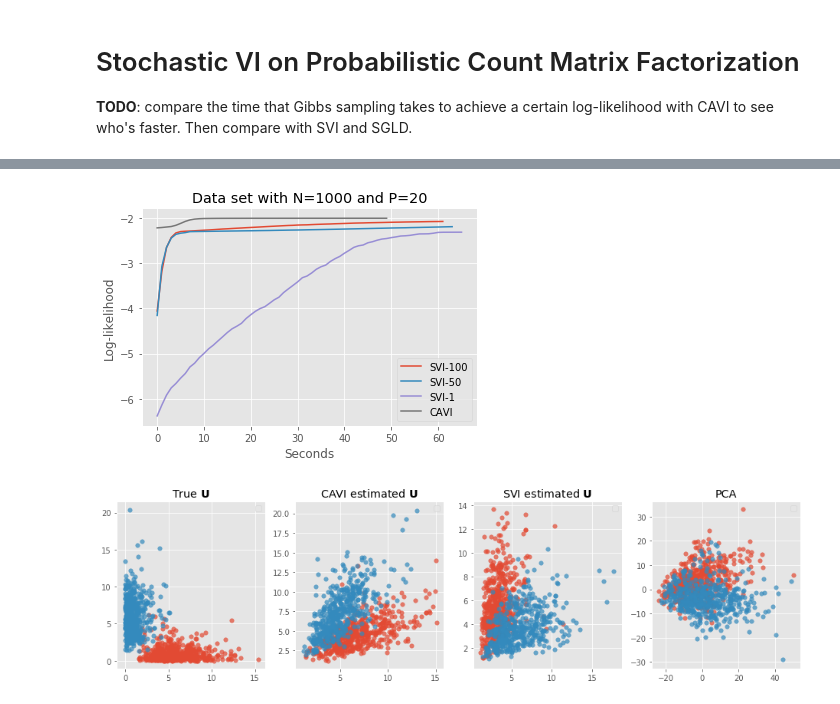
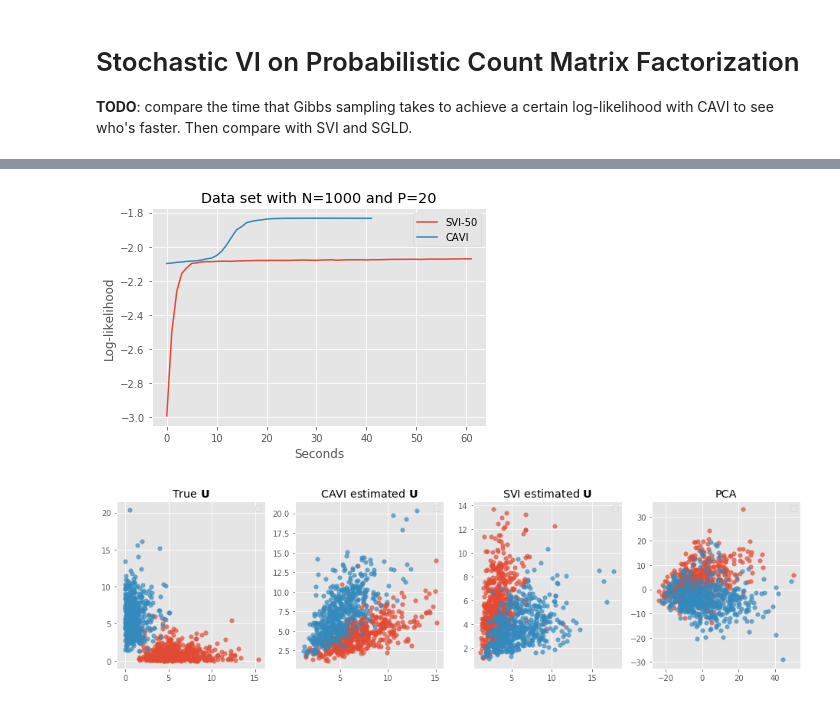
Before and after one commit to pedrofale/mpCMF, a Jupyter notebook: notebooks/pCMF with SVI.ipynb, the cells around one changed output, grey strips where cells are left out. Saved outputs shown, nothing was run; the diff lists cells and outputs as text; code cells hidden in the pictures.

```diff
--- a/notebooks/pCMF with SVI.ipynb
+++ b/notebooks/pCMF with SVI.ipynb
@@ -22,7 +22,7 @@ plt.style.use('ggplot')
 # %%
 # Experiment parameters
 N = 1000 # number of observations
-P = 10 # observation space dimensionality
+P = 20 # observation space dimensionality
 K = 2 # latent space dimensionality
 C = 2 # number of clusters
 
@@ -43,26 +43,26 @@ alpha[0, :] = 3.
 alpha[1, :] = 0.5
 beta = np.ones((2, P, K))
 pi = np.ones((P,)) * 0.5
-print('SVI w/ minibatch size = 100:')
-inf = svi.StochasticVI(Y, alpha, beta, pi)
-svi_100_ll = inf.run_svi(n_iterations=10000, minibatch_size=100, return_ll=True, sampling_rate=1., max_time=T)
-svi_100_U = inf.a[0] / inf.a[1] # VI estimate is the mean of the variational approximation
+# print('SVI w/ minibatch size = 100:')
+# inf = svi.StochasticVI(Y, alpha, beta, pi)
+# svi_100_ll = inf.run_svi(n_iterations=10000, minibatch_size=100, return_ll=True, sampling_rate=1., max_time=T)
+# svi_100_U = inf.a[0] / inf.a[1] # VI estimate is the mean of the variational approximation
 
-print('\n')
+# print('\n')
 
 print('SVI w/ minibatch size = 50:')
 inf = svi.StochasticVI(Y, alpha, beta, pi)
-svi_50_ll = inf.run_svi(n_iterations=10000, minibatch_size=50, return_ll=True, sampling_rate=1., max_time=T)
+svi_50_ll = inf.run_svi(n_iterations=10000, minibatch_size=100, return_ll=True, sampling_rate=1., max_time=T)
 svi_50_U = inf.a[0] / inf.a[1] # VI estimate is the mean of the variational approximation
 
 print('\n')
 
-print('SVI w/ minibatch size = 1:')
-inf = svi.StochasticVI(Y, alpha, beta, pi)
-svi_1_ll = inf.run_svi(n_iterations=10000, minibatch_size=1, return_ll=True, sampling_rate=1., max_time=T)
-svi_1_U = inf.a[0] / inf.a[1] # VI estimate is the mean of the variational approximation
+# print('SVI w/ minibatch size = 1:')
+# inf = svi.StochasticVI(Y, alpha, beta, pi)
+# svi_1_ll = inf.run_svi(n_iterations=10000, minibatch_size=1, return_ll=True, sampling_rate=1., max_time=T)
+# svi_1_U = inf.a[0] / inf.a[1] # VI estimate is the mean of the variational approximation
 
-print('\n')
+# print('\n')
 
 # Run CAVI and get estimates (pCMF)
 alpha = np.ones((2, K))
@@ -71,7 +71,7 @@ alpha[1, :] = 0.5
 beta = np.ones((2, P, K))
 pi = np.ones((P,)) * 0.5
 print('CAVI:')
-inf = cavi.CoordinateAscentVI(Y[:int(N*0.6)], alpha, beta, pi)
+inf = cavi.CoordinateAscentVI(Y[:int(N*0.2)], alpha, beta, pi)
 cavi_ll = inf.run_cavi(n_iterations=10000, return_ll=True, sampling_rate=1., max_time=T)
 cavi_U = inf.a[0] / inf.a[1] # VI estimate is the mean of the variational approximation
 # %% [output]
@@ -89,25 +84,25 @@ Iteration 120/10000. Log-likelihood: -2.010. Elapsed: 60 seconds
 # %%
 # plt.plot(svi_100_ll[0], label='SVI-100')
 # plt.plot(svi_50_ll[0], label='SVI-50')
 # plt.plot(svi_1_ll[0], label='SVI-1')
 # plt.plot(cavi_ll[0], label='CAVI')
 # plt.ylabel('Log-likelihood')
 # plt.xlabel('Iteration')
 # plt.title('Data set with N={} and P={}'.format(N, P))
 # plt.legend()
 # plt.show()
 
-plt.plot(svi_100_ll[1], label='SVI-100')
+#plt.plot(svi_100_ll[1], label='SVI-100')
 plt.plot(svi_50_ll[1], label='SVI-50')
-plt.plot(svi_1_ll[1], label='SVI-1')
+#plt.plot(svi_1_ll[1], label='SVI-1')
 plt.plot(cavi_ll[1], label='CAVI')
 plt.ylabel('Log-likelihood')
 plt.xlabel('Seconds')
 plt.title('Data set with N={} and P={}'.format(N, P))
 plt.legend()
 plt.show()
 # %% [output]
-[figure, old version]
+[figure, new version]
 # %%
 svi_U = svi_100_U
 
```
Also changed, not shown: parts of 1 cell of this notebook, 11 other files.
